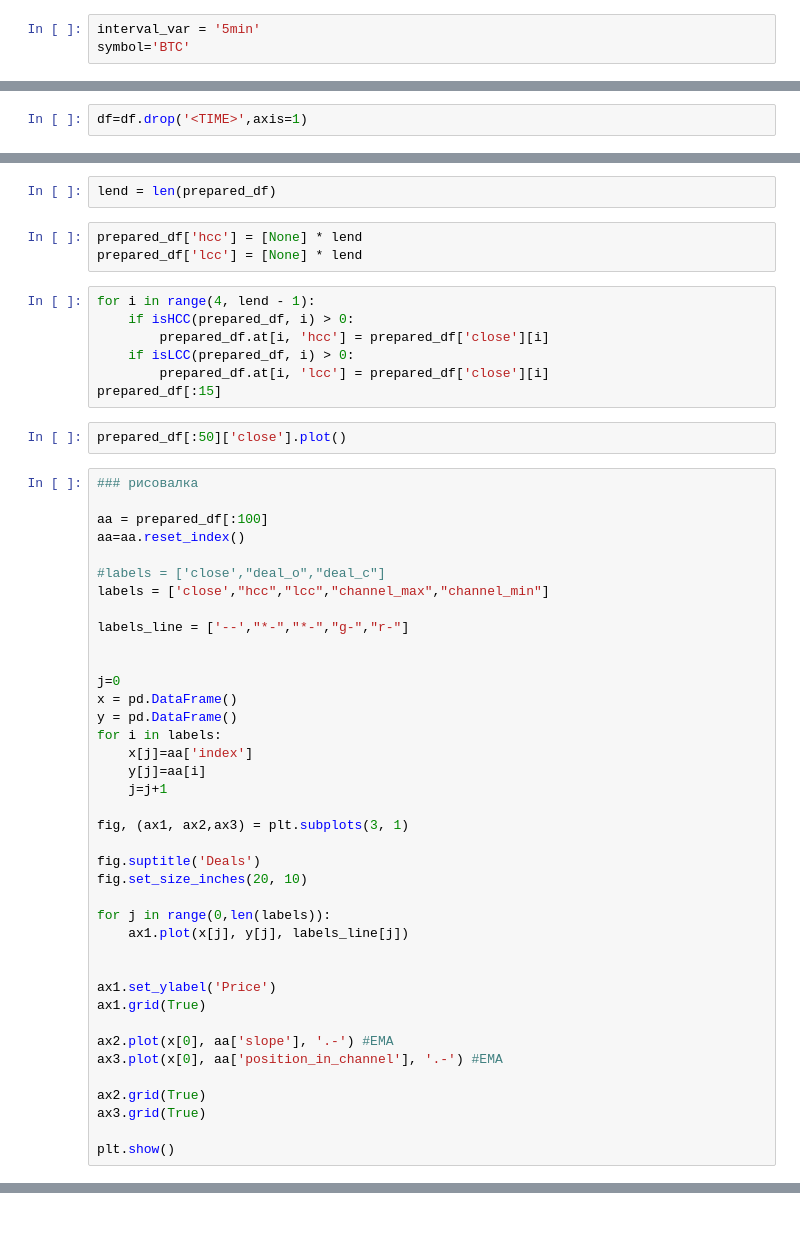
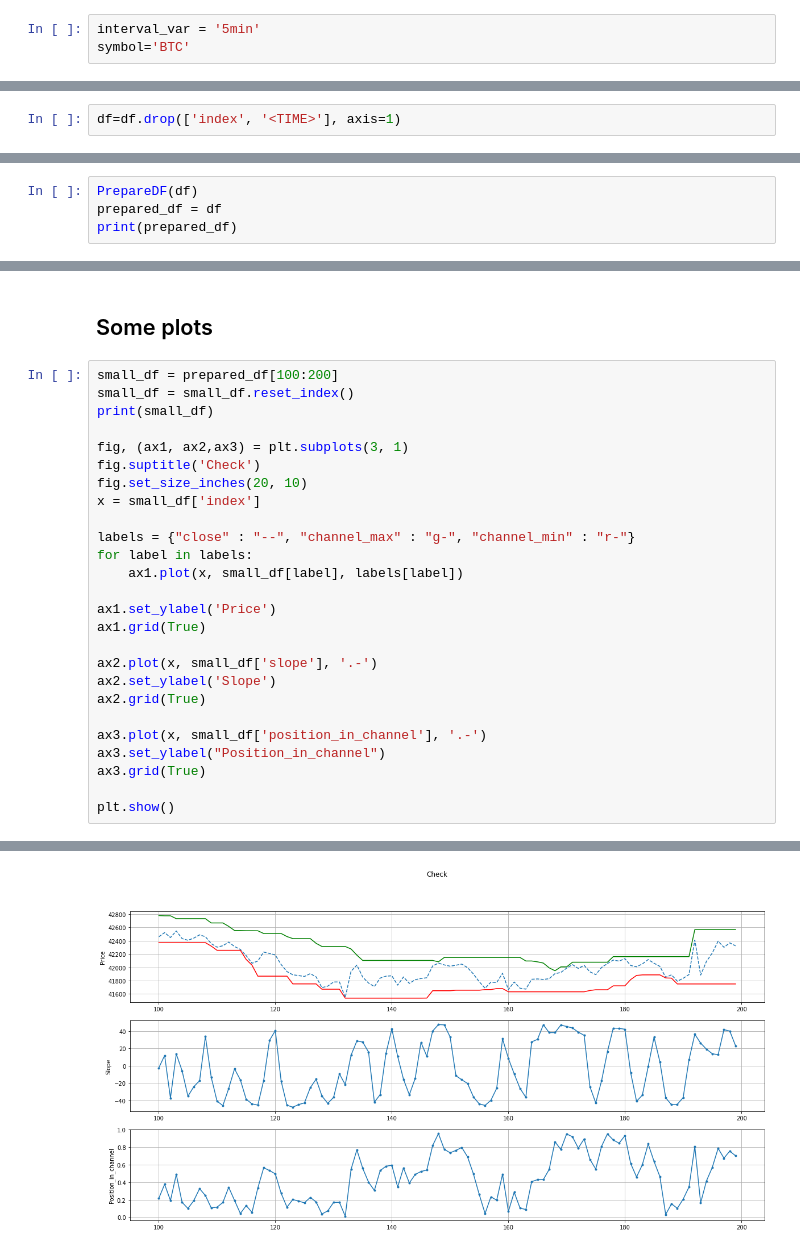
Before and after one commit to solver322/first_trading_strategy, a Jupyter notebook: trading_bot.ipynb, the cells around one changed output, grey strips where cells are left out. Drawn from its saved outputs; the diff is of its cells as text; blank space fills up the shorter version.

```diff
--- a/trading_bot.ipynb
+++ b/trading_bot.ipynb
@@ -28,3 +32,3 @@ df
 # %%
-df=df.drop('<TIME>',axis=1)
+df=df.drop(['index', '<TIME>'], axis=1)
 # %%
@@ -150,0 +82,4 @@ print(prepared_df)
+# %%
+PrepareDF(df)
+prepared_df = df
+print(prepared_df)
@@ -161,53 +126,29 @@ prepared_df[:100]['position_in_channel'].plot()
-# %%
-lend = len(prepared_df)
-# %%
-prepared_df['hcc'] = [None] * lend
-prepared_df['lcc'] = [None] * lend
-# %%
-for i in range(4, lend - 1):
-    if isHCC(prepared_df, i) > 0:
-        prepared_df.at[i, 'hcc'] = prepared_df['close'][i]
-    if isLCC(prepared_df, i) > 0:
-        prepared_df.at[i, 'lcc'] = prepared_df['close'][i]
-prepared_df[:15]
-# %%
-prepared_df[:50]['close'].plot()
+# %% [markdown]
+## Some plots
 # %%
-### рисовалка
-
-aa = prepared_df[:100]
-aa=aa.reset_index()
-
-#labels = ['close',"deal_o","deal_c"]
-labels = ['close',"hcc","lcc","channel_max","channel_min"]
-
-labels_line = ['--',"*-","*-","g-","r-"]
-
-
-j=0
-x = pd.DataFrame()
-y = pd.DataFrame()
-for i in labels:
-    x[j]=aa['index']
-    y[j]=aa[i]
-    j=j+1
+small_df = prepared_df[100:200]
+small_df = small_df.reset_index()
+print(small_df)
 
 fig, (ax1, ax2,ax3) = plt.subplots(3, 1)
+fig.suptitle('Check')
+fig.set_size_inches(20, 10)
+x = small_df['index']
 
-fig.suptitle('Deals')
-fig.set_size_inches(20, 10)
-
-for j in range(0,len(labels)):
-    ax1.plot(x[j], y[j], labels_line[j])
-
+labels = {"close" : "--", "channel_max" : "g-", "channel_min" : "r-"}
+for label in labels:
+    ax1.plot(x, small_df[label], labels[label])
 
 ax1.set_ylabel('Price')
 ax1.grid(True)
 
-ax2.plot(x[0], aa['slope'], '.-') #EMA
-ax3.plot(x[0], aa['position_in_channel'], '.-') #EMA
+ax2.plot(x, small_df['slope'], '.-')
+ax2.set_ylabel('Slope')
+ax2.grid(True)
 
-ax2.grid(True)
+ax3.plot(x, small_df['position_in_channel'], '.-')
+ax3.set_ylabel("Position_in_channel")
 ax3.grid(True)
 
 plt.show()
+# %% [output]
@@ -213,0 +172 @@ plt.show()
+[figure, added]
```
Also changed, not shown: parts of 26 cells of this notebook.
